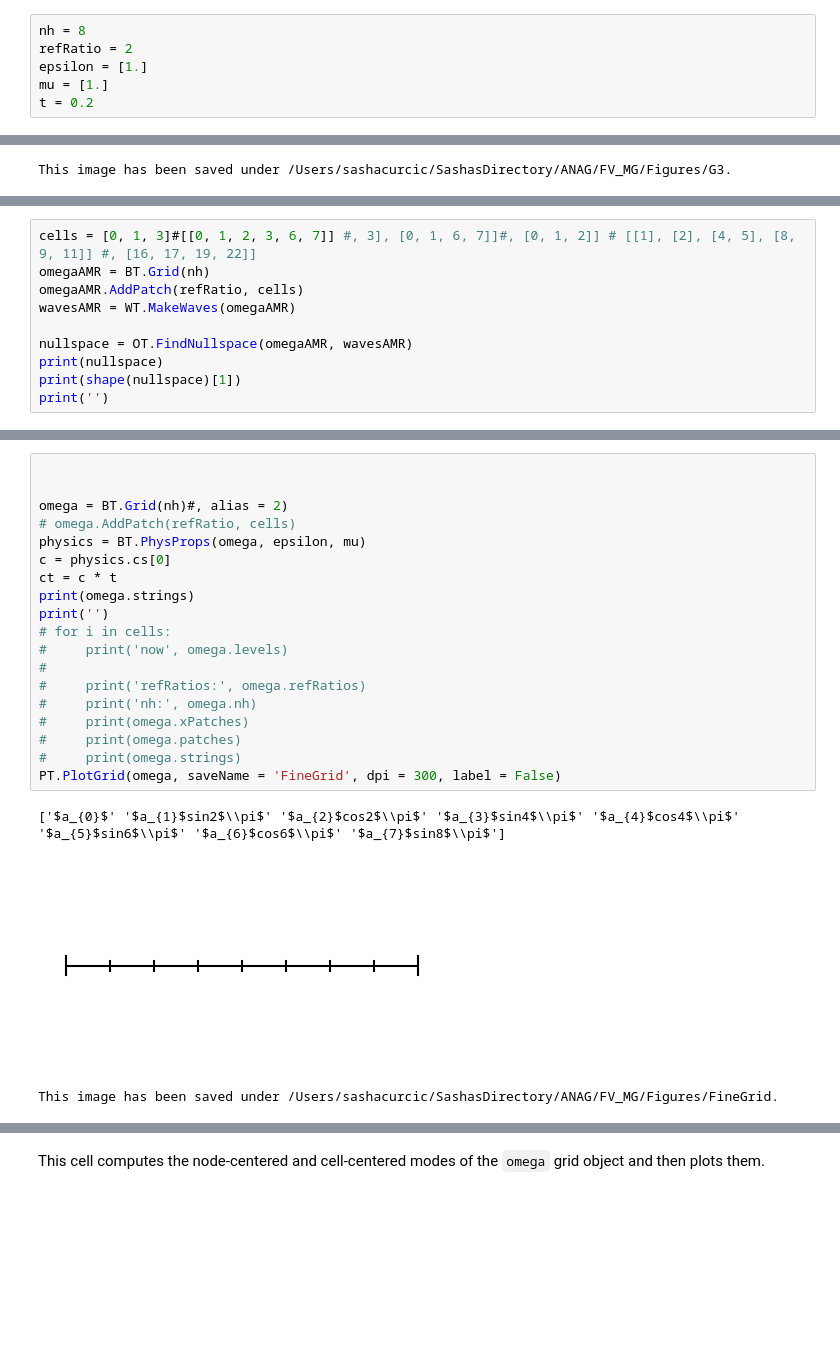
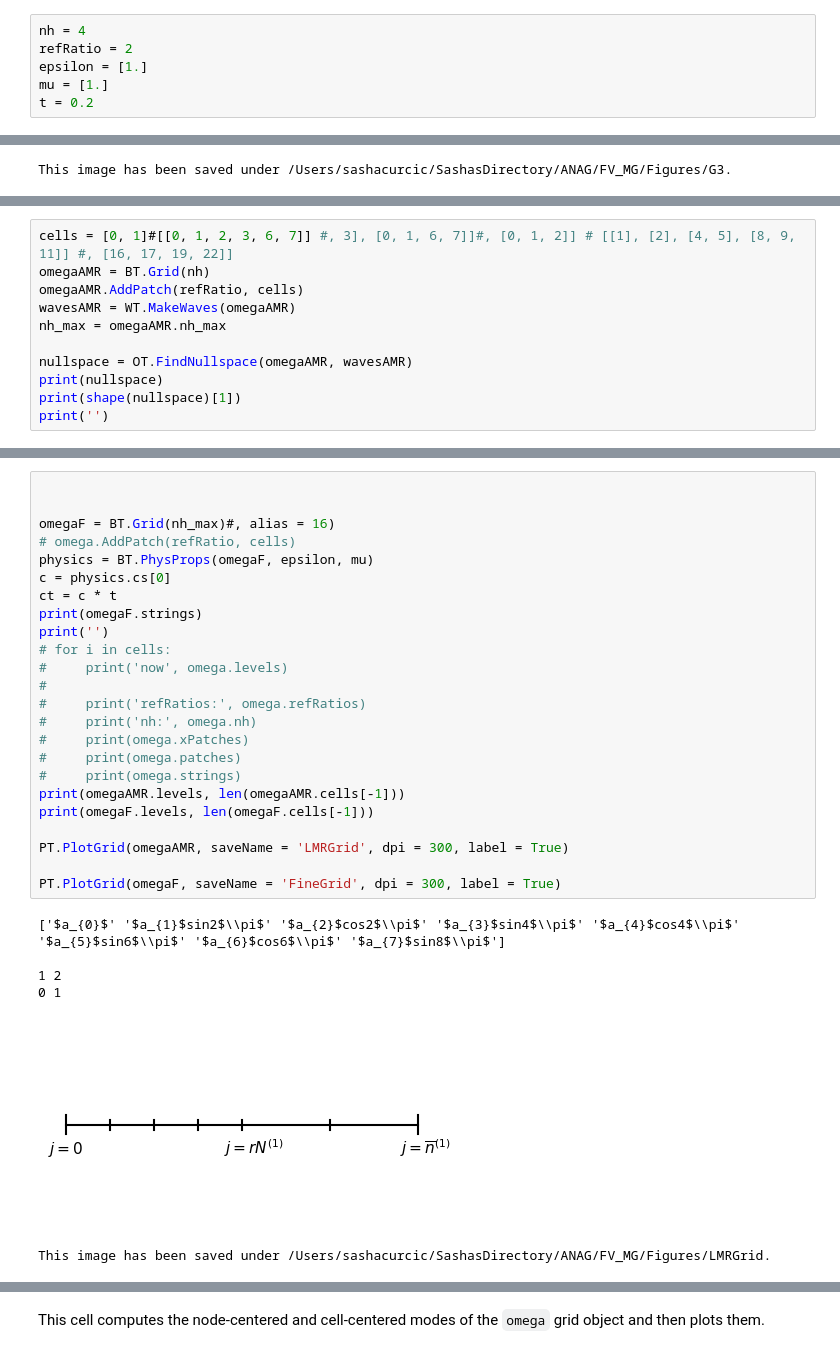
Before and after one commit to 88Sasha88/FV_MG, a Jupyter notebook: AMRDemo.ipynb, the cells around one changed output, grey strips where cells are left out. Saved outputs shown, nothing was run; the diff lists cells and outputs as text; blank space fills up the shorter version.

```diff
--- a/AMRDemo.ipynb
+++ b/AMRDemo.ipynb
@@ -26,7 +26,7 @@ from Modules import WaveformTools as WFT
 display(HTML("<style>pre { white-space: pre !important; }</style>"))
 np.set_printoptions( linewidth = 1000)
 # %%
-nh = 8
+nh = 4
 refRatio = 2
 epsilon = [1.]
 mu = [1.]
@@ -147,9 +147,10 @@ yMax: 0.126488735208024
 This image has been saved under /Users/sashacurcic/SashasDirectory/ANAG/FV_MG/Figures/G2.
 # %%
-cells = [0, 1, 3]#[[0, 1, 2, 3, 6, 7]] #, 3], [0, 1, 6, 7]]#, [0, 1, 2]] # [[1], [2], [4, 5], [8, 9, 11]] #, [16, 17, 19, 22]]
+cells = [0, 1]#[[0, 1, 2, 3, 6, 7]] #, 3], [0, 1, 6, 7]]#, [0, 1, 2]] # [[1], [2], [4, 5], [8, 9, 11]] #, [16, 17, 19, 22]]
 omegaAMR = BT.Grid(nh)
 omegaAMR.AddPatch(refRatio, cells)
 wavesAMR = WT.MakeWaves(omegaAMR)
+nh_max = omegaAMR.nh_max
 
 nullspace = OT.FindNullspace(omegaAMR, wavesAMR)
 print(nullspace)
@@ -176,23 +161,31 @@ print('')
 # %%
 
 
-omega = BT.Grid(nh)#, alias = 2)
+omegaF = BT.Grid(nh_max)#, alias = 16)
 # omega.AddPatch(refRatio, cells)
-physics = BT.PhysProps(omega, epsilon, mu)
+physics = BT.PhysProps(omegaF, epsilon, mu)
 c = physics.cs[0]
 ct = c * t
-print(omega.strings)
+print(omegaF.strings)
 print('')
 # for i in cells:
 #     print('now', omega.levels)
 #
 #     print('refRatios:', omega.refRatios)
 #     print('nh:', omega.nh)
 #     print(omega.xPatches)
 #     print(omega.patches)
 #     print(omega.strings)
-PT.PlotGrid(omega, saveName = 'FineGrid', dpi = 300, label = False)
+print(omegaAMR.levels, len(omegaAMR.cells[-1]))
+print(omegaF.levels, len(omegaF.cells[-1]))
+
+PT.PlotGrid(omegaAMR, saveName = 'LMRGrid', dpi = 300, label = True)
+
+PT.PlotGrid(omegaF, saveName = 'FineGrid', dpi = 300, label = True)
 # %% [output]
 ['$a_{0}$' '$a_{1}$sin2$\\pi$' '$a_{2}$cos2$\\pi$' '$a_{3}$sin4$\\pi$' '$a_{4}$cos4$\\pi$' '$a_{5}$sin6$\\pi$' '$a_{6}$cos6$\\pi$' '$a_{7}$sin8$\\pi$']
+
+1 2
+0 1
-[figure, old version]
+[figure, new version]
-This image has been saved under /Users/sashacurcic/SashasDirectory/ANAG/FV_MG/Figures/FineGrid.
+This image has been saved under /Users/sashacurcic/SashasDirectory/ANAG/FV_MG/Figures/LMRGrid.
```
Also changed, not shown: parts of 7 cells of this notebook, 8 other files.
